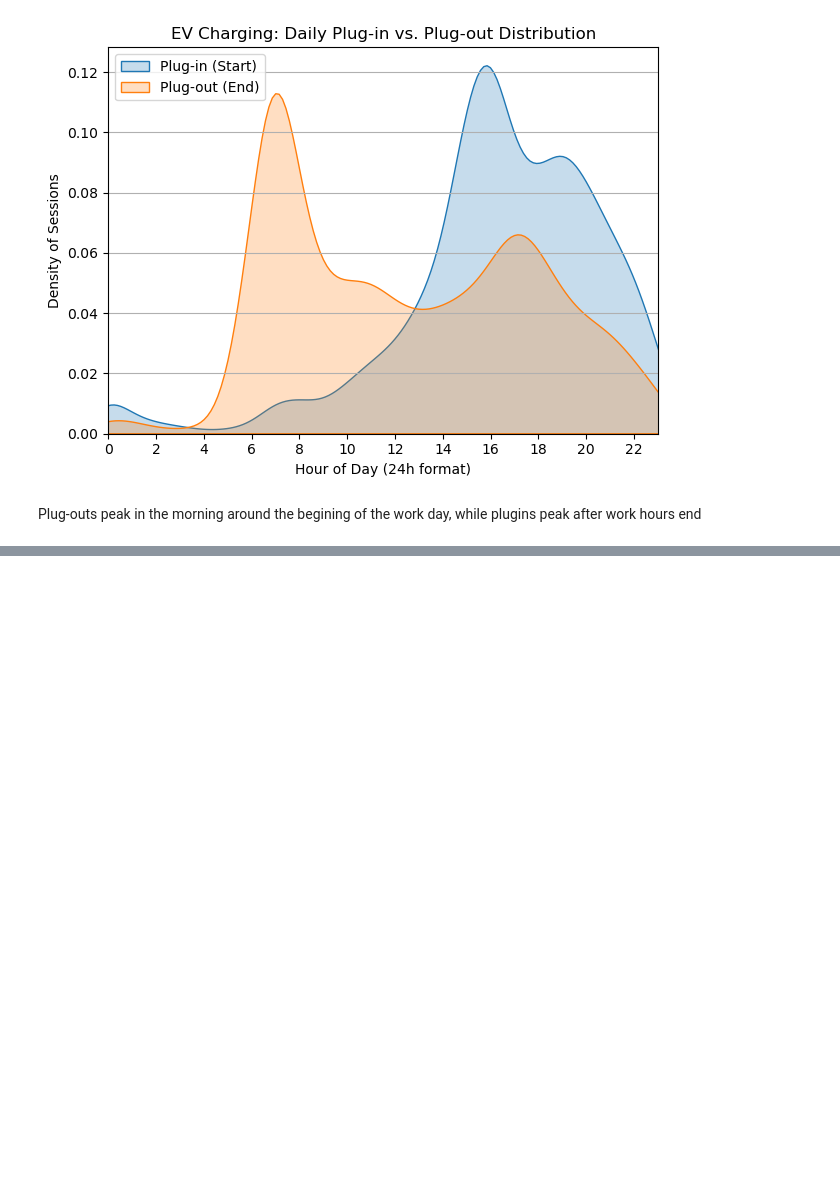
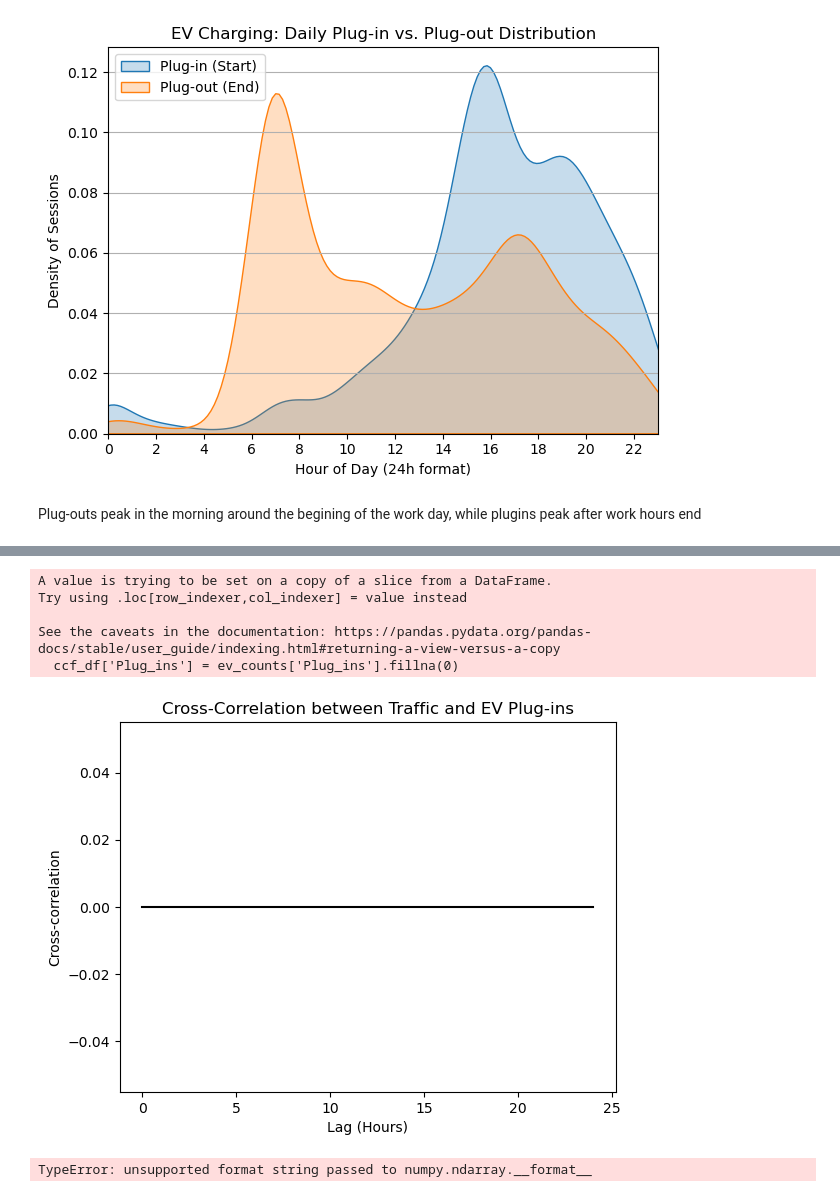
Before and after one commit to wlu-labs/research-students-Zenith78, a Jupyter notebook: notebooks/110923_implementation.ipynb, the cells around one changed output, grey strips where cells are left out. Saved outputs shown, nothing was run; the diff lists cells and outputs as text; code cells hidden in the pictures; blank space fills up the shorter version.

```diff
--- a/notebooks/110923_implementation.ipynb
+++ b/notebooks/110923_implementation.ipynb
@@ -89,0 +158,19 @@ Plug-outs peak in the morning around the begining of the work day, while plugins
+# %%
+ds6['Date_from'] = pd.to_datetime(ds6['Date_from'], format='%d.%m.%Y %H:%M')
+
+
+#Clean the data by replacing '-' with '0' and converting to int
+ds6['KROPPAN BRU'] = np.where(ds6['KROPPAN BRU'].isin(['-']), '0', ds6['KROPPAN BRU'])
+ds6['KROPPAN BRU'] = ds6['KROPPAN BRU'].str.replace(',', '.').astype(int)
+
+ds6['MOHOLTLIA'] = np.where(ds6['MOHOLTLIA'].isin(['-']), '0', ds6['MOHOLTLIA'])
+ds6['MOHOLTLIA'] = ds6['MOHOLTLIA'].str.replace(',', '.').astype(int)
+
+#ds6['MOHOLT RAMPE 2'] = ds6['MOHOLT RAMPE 2'].str.replace(',', '.').astype(int)
+
+#ds6['Jonsvannsveien vest for Steinanvegen'] = ds6['Jonsvannsveien vest for Steinanvegen'].str.replace(',', '.').astype(int)
+
+ds6['SELSBAKK'] = np.where(ds6['SELSBAKK'].isin(['-']), '0', ds6['SELSBAKK'])
+ds6['SELSBAKK'] = ds6['SELSBAKK'].str.replace(',', '.').astype(int)
+
+display(type(ds6['Jonsvannsveien vest for Steinanvegen'][0]), type(ds6['MOHOLT RAMPE 2'][0]), type(ds6['MOHOLTLIA'][0]), type(ds6['KROPPAN BRU'][0]), type(ds6['SELSBAKK'][0]))
@@ -89,0 +183,2 @@ Plug-outs peak in the morning around the begining of the work day, while plugins
+# %%
+ds6['Average_Small_Cars'] = ds6.iloc[:, 2:7].mean(axis=1)
@@ -89,0 +193,33 @@ Plug-outs peak in the morning around the begining of the work day, while plugins
+# %%
+ds1_private = ds1_clean[ds1_clean['User_type'] == 'Private'].copy()
+
+
+ds1_private['Hour_Floor'] = ds1_private['Start_plugin'].dt.floor('h')
+
+ev_counts = ds1_private.groupby('Hour_Floor').size().to_frame(name='Plug_ins')
+ev_counts.index.name = 'Date_from'
+
+ccf_df = ds6[['Average_Small_Cars']]
+ccf_df['Plug_ins'] = ev_counts['Plug_ins'].fillna(0)
+
+ccf_results = sm.tsa.stattools.ccf(ccf_df['Plug_ins'], ccf_df['Average_Small_Cars'], adjusted=False)
+# %% [output]
+A value is trying to be set on a copy of a slice from a DataFrame.
+Try using .loc[row_indexer,col_indexer] = value instead
+
+See the caveats in the documentation: https://pandas.pydata.org/pandas-docs/stable/user_guide/indexing.html#returning-a-view-versus-a-copy
+  ccf_df['Plug_ins'] = ev_counts['Plug_ins'].fillna(0)
+# %%
+plt.stem(range(25), ccf_results[:25], basefmt="k-")
+
+plt.title('Cross-Correlation between Traffic and EV Plug-ins')
+plt.xlabel('Lag (Hours)')
+plt.ylabel('Cross-correlation')
+
+plt.show()
+
+print(f"Lag 0 correlation: {ccf_results:.3f}")
+print(f"Lag 1 correlation: {ccf_results[5]:.3f}")
+# %% [output]
+[figure, added]
+TypeError: unsupported format string passed to numpy.ndarray.__format__
```
Also changed, not shown: parts of 10 cells of this notebook.
